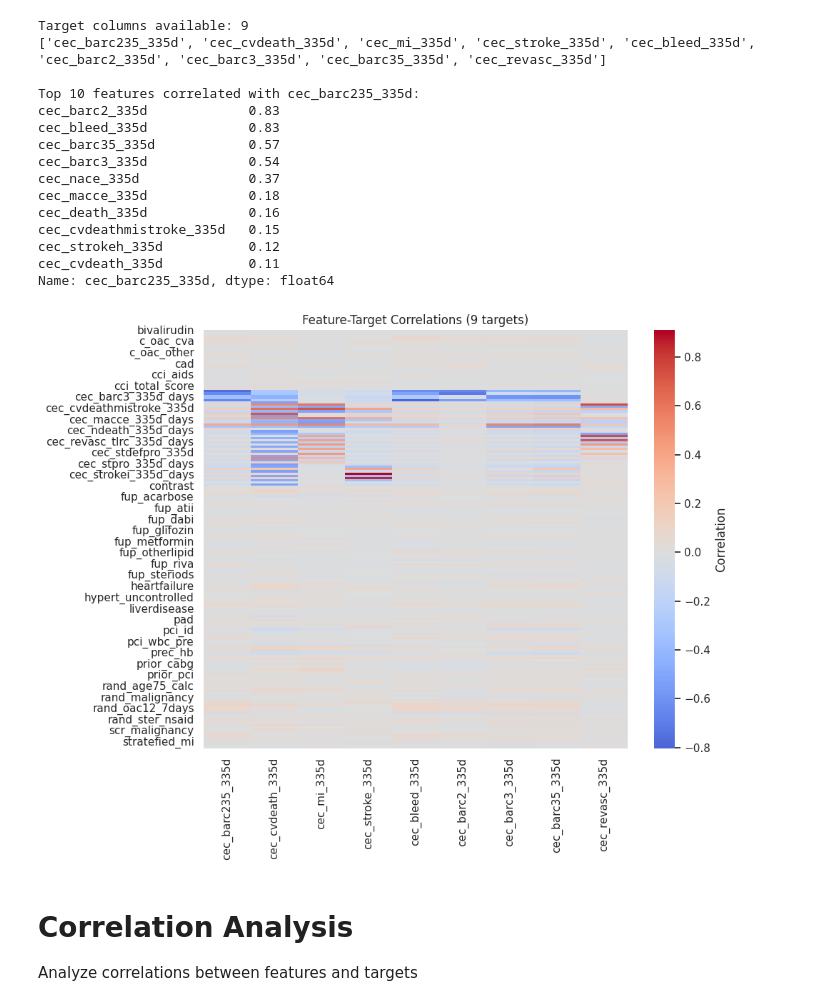
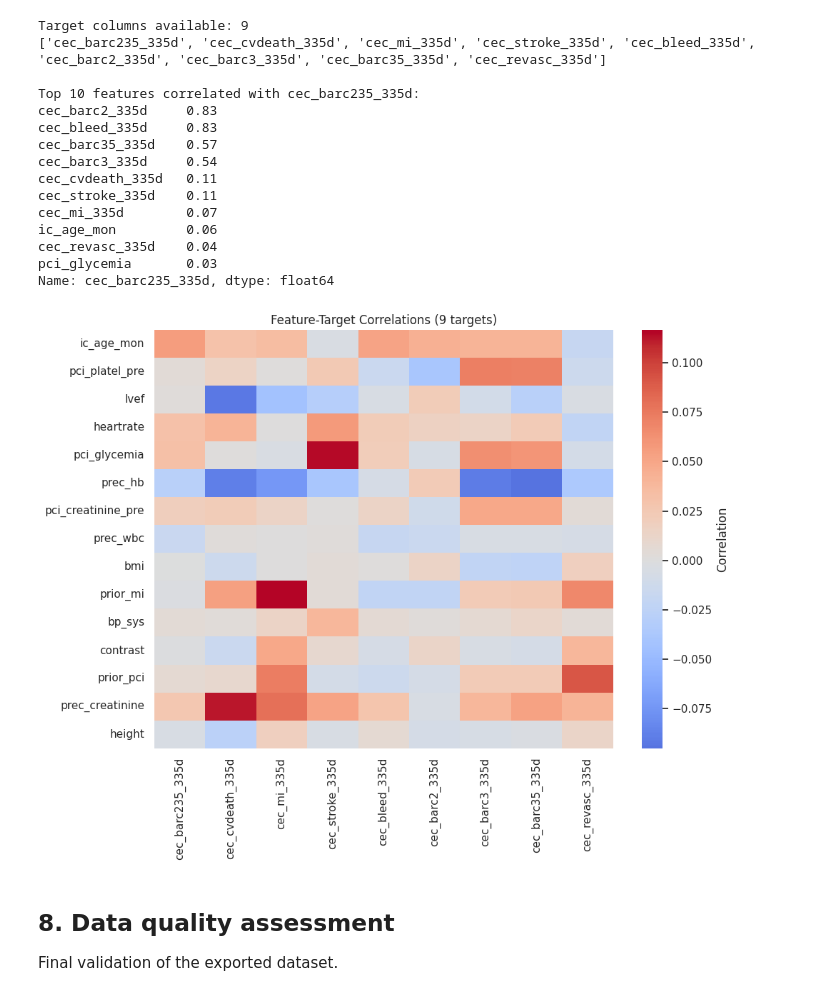
Before and after one commit to TommasoPioda/CATE-estimation-on-the-MASTER-DAPT-trial, a Jupyter notebook: data_cleaning/01_data_cleaning.ipynb, the cells around one changed output. Cells and saved outputs as stored; diff of their text form; code cells hidden in the pictures.

```diff
--- a/data_cleaning/01_data_cleaning.ipynb
+++ b/data_cleaning/01_data_cleaning.ipynb
@@ -32,0 +47,11 @@ Analyze missing values before processing
+# %%
+df = pd.read_parquet('../data/selected_schema_data.parquet')
+
+print(f"Loaded schema selection: {df.shape[0]} rows x {df.shape[1]} columns")
+print(f"Dropping {len(index_cols)} index columns: {index_cols}")
+
+df = df.drop(columns=index_cols)
+
+print(f"Remaining: {df.shape[1]} columns "
+      f"({len(target_cols)} targets + {df.shape[1] - len(target_cols)} candidate features)")
+df.shape
@@ -126,0 +167,7 @@ in place here; categorical NaNs are absorbed by one-hot encoding (`dummy_na=Fals
+# %%
+print("=== MISSING VALUES (left for pipeline imputation) ===")
+remaining = df[numeric_cols].isnull().sum()
+print(remaining[remaining > 0].sort_values(ascending=False))
+print(f"\nNumeric cells still missing: {int(df[numeric_cols].isnull().sum().sum())}")
+print(f"Categorical cells still missing: "
+      f"{int(df[categorical_cols].isnull().sum().sum())} (absorbed by one-hot encoding)")
@@ -127,6 +194,4 @@ in place here; categorical NaNs are absorbed by one-hot encoding (`dummy_na=Fals
 # %%
-import re
-
 print("=== VARIABLE ENCODING ===")
 
 # 1. Binary encoding for gender
@@ -135,8 +200,7 @@ df['gender_encoded'] = (df['gender'] == 'Male').astype(int)
 df.drop(['gender'], axis=1, inplace=True)
 
 # 2. One-hot encoding for categorical variables
-categorical_scheme = categorical.copy()
-categorical_scheme.remove('gender')
+categorical_scheme = [c for c in categorical_cols if c != 'gender']
 
 print(f"One-hot encoding {len(categorical_scheme)} categorical variables...")
 onehot_cols = pd.get_dummies(df[categorical_scheme], prefix=categorical_scheme, drop_first=True,
@@ -255,18 +325,25 @@ y.to_parquet(os.path.join(output_dir, 'y_targets.parquet'), index=False)
 print(f"✓ Features saved: {output_dir}X_features.parquet")
 print(f"✓ Targets saved: {output_dir}y_targets.parquet")
 
-# Save metadata
+# Save metadata: the column inventory of the files just written.
+# Nothing is scaled or imputed here, so the metadata records what the
+# modelling pipelines still have to do rather than claiming it was done.
 metadata = {
     'n_samples': X.shape[0],
     'n_features': X.shape[1],
     'n_targets': y.shape[1],
     'feature_names': list(X.columns),
     'target_names': list(y.columns),
-    'numeric_features_scaled': list(numeric),
-    'categorical_features_encoded': len([col for col in df.columns if col.endswith('_1')]),
+    'schema_numeric_features': numeric_cols,
+    'schema_binary_features': binary_cols,
+    'schema_categorical_features': categorical_cols,
+    'one_hot_features': list(onehot_cols.columns),
+    'dropped_columns': dropped_cols,
+    'drop_threshold_missing': DROP_THRESHOLD,
+    'imputation': 'deferred to the modelling pipelines (fitted inside CV folds)',
+    'scaling': 'deferred to the modelling pipelines (fitted inside CV folds)',
 }
 
-import json
 with open(os.path.join(output_dir, 'dataset_metadata.json'), 'w') as f:
     json.dump(metadata, f, indent=2)
 print(f"✓ Metadata saved: {output_dir}dataset_metadata.json")
@@ -298,48 +377,48 @@ Separate features from targets and save the cleaned dataset
 # %%
 # Correlation with target outcomes
 target_cols_present = [col for col in target_cols if col in df.columns]
 print(f"Target columns available: {len(target_cols_present)}")
 print(target_cols_present)
 
 if len(target_cols_present) > 0:
     # Calculate correlations
-    correlations = df[list(numeric) + target_cols_present].corr()
+    correlations = df[numeric_cols + target_cols_present].corr()
 
     # Get top correlations with first target
     first_target = target_cols_present[0]
     top_corr = correlations[first_target].sort_values(ascending=False)[1:11]
 
     print(f"\nTop 10 features correlated with {first_target}:")
     print(top_corr)
 
     # Visualize correlation matrix
     fig, ax = plt.subplots(figsize=(10, 8))
-    sns.heatmap(correlations.iloc[:len(numeric), -len(target_cols_present):],
+    sns.heatmap(correlations.iloc[:len(numeric_cols), -len(target_cols_present):],
                 cmap='coolwarm', center=0, annot=False, cbar_kws={'label': 'Correlation'}, ax=ax)
     ax.set_title(f'Feature-Target Correlations ({len(target_cols_present)} targets)')
     plt.tight_layout()
     plt.show()
 # %% [output]
 Target columns available: 9
 ['cec_barc235_335d', 'cec_cvdeath_335d', 'cec_mi_335d', 'cec_stroke_335d', 'cec_bleed_335d', 'cec_barc2_335d', 'cec_barc3_335d', 'cec_barc35_335d', 'cec_revasc_335d']
 
 Top 10 features correlated with cec_barc235_335d:
-cec_barc2_335d             0.83
-cec_bleed_335d             0.83
-cec_barc35_335d            0.57
-cec_barc3_335d             0.54
-cec_nace_335d              0.37
-cec_macce_335d             0.18
-cec_death_335d             0.16
-cec_cvdeathmistroke_335d   0.15
-cec_strokeh_335d           0.12
-cec_cvdeath_335d           0.11
+cec_barc2_335d     0.83
+cec_bleed_335d     0.83
+cec_barc35_335d    0.57
+cec_barc3_335d     0.54
+cec_cvdeath_335d   0.11
+cec_stroke_335d    0.11
+cec_mi_335d        0.07
+ic_age_mon         0.06
+cec_revasc_335d    0.04
+pci_glycemia       0.03
 Name: cec_barc235_335d, dtype: float64
-[figure, old version]
+[figure, new version]
-# %% [markdown]
-# Correlation Analysis
-
-Analyze correlations between features and targets
+# %% [markdown]
+## 8. Data quality assessment
+
+Final validation of the exported dataset.
 # %%
 print("=== DATA QUALITY REPORT ===\n")
 
```
Also changed, not shown: parts of 26 cells of this notebook, 3 other files.
